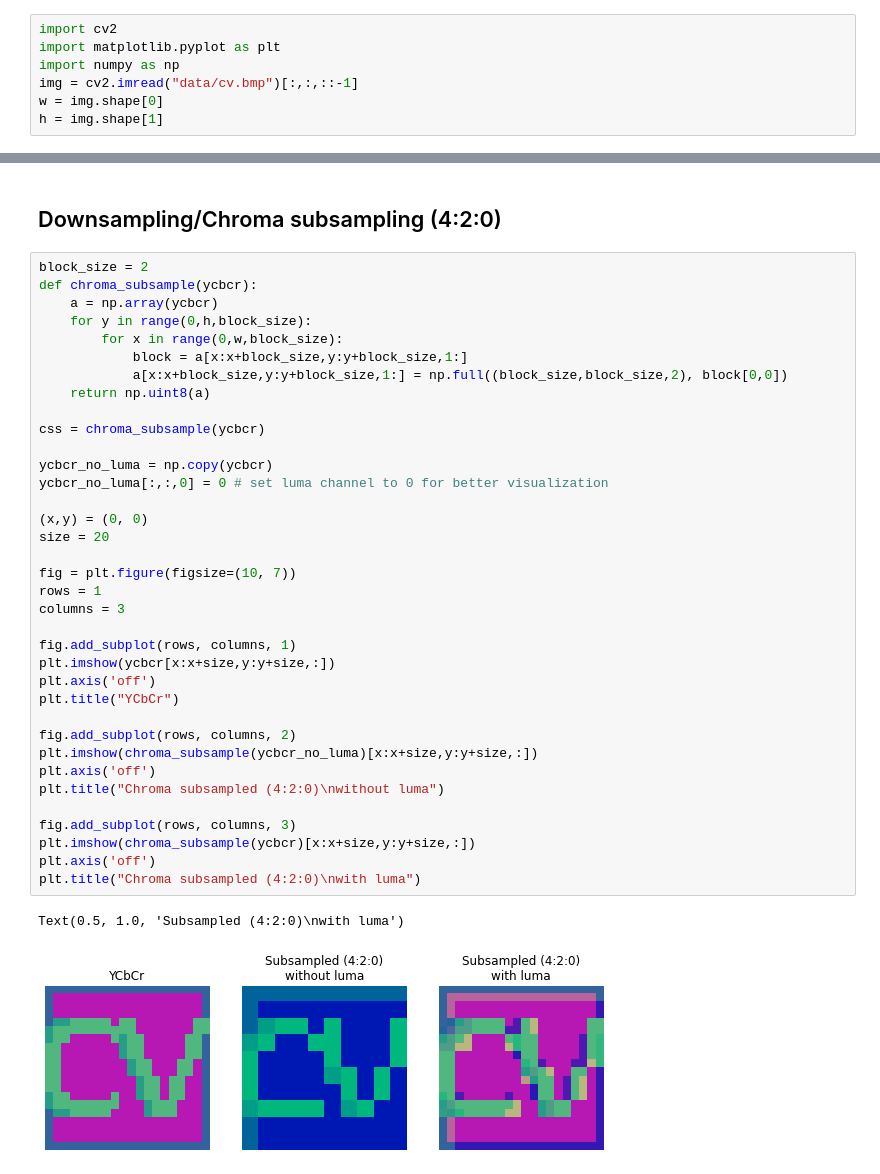
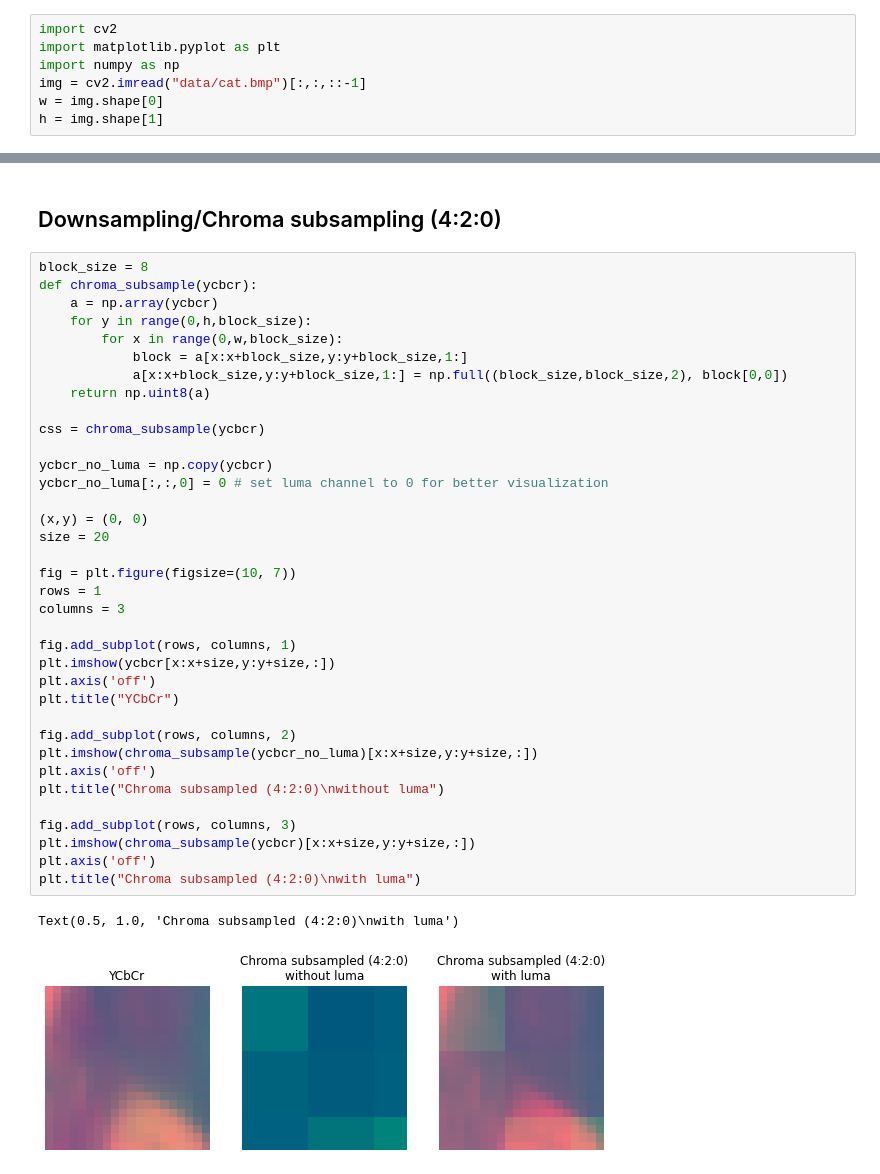
Before and after one commit to svenschreiber/jpeg_compression, a Jupyter notebook: jpeg_compression.ipynb, the cells around one changed output, grey strips where cells are left out. Drawn from its saved outputs; the diff is of its cells as text.

```diff
--- a/jpeg_compression.ipynb
+++ b/jpeg_compression.ipynb
@@ -2,7 +2,7 @@
 import cv2
 import matplotlib.pyplot as plt
 import numpy as np
-img = cv2.imread("data/cv.bmp")[:,:,::-1]
+img = cv2.imread("data/cat.bmp")[:,:,::-1]
 w = img.shape[0]
 h = img.shape[1]
 # %%
@@ -52,7 +52,7 @@ plot_side_by_side(img, ycbcr)
 # %% [markdown]
 ## Downsampling/Chroma subsampling (4:2:0)
 # %%
-block_size = 2
+block_size = 8
 def chroma_subsample(ycbcr):
     a = np.array(ycbcr)
     for y in range(0,h,block_size):
@@ -61,32 +61,32 @@ def chroma_subsample(ycbcr):
             a[x:x+block_size,y:y+block_size,1:] = np.full((block_size,block_size,2), block[0,0])
     return np.uint8(a)
 
 css = chroma_subsample(ycbcr)
 
 ycbcr_no_luma = np.copy(ycbcr)
 ycbcr_no_luma[:,:,0] = 0 # set luma channel to 0 for better visualization
 
 (x,y) = (0, 0)
 size = 20
 
 fig = plt.figure(figsize=(10, 7))
 rows = 1
 columns = 3
 
 fig.add_subplot(rows, columns, 1)
 plt.imshow(ycbcr[x:x+size,y:y+size,:])
 plt.axis('off')
 plt.title("YCbCr")
 
 fig.add_subplot(rows, columns, 2)
 plt.imshow(chroma_subsample(ycbcr_no_luma)[x:x+size,y:y+size,:])
 plt.axis('off')
 plt.title("Chroma subsampled (4:2:0)\nwithout luma")
 
 fig.add_subplot(rows, columns, 3)
 plt.imshow(chroma_subsample(ycbcr)[x:x+size,y:y+size,:])
 plt.axis('off')
 plt.title("Chroma subsampled (4:2:0)\nwith luma")
 # %% [output]
-Text(0.5, 1.0, 'Subsampled (4:2:0)\nwith luma')
+Text(0.5, 1.0, 'Chroma subsampled (4:2:0)\nwith luma')
-[figure, old version]
+[figure, new version]
```
Also changed, not shown: parts of 3 cells of this notebook, 2 other files.
